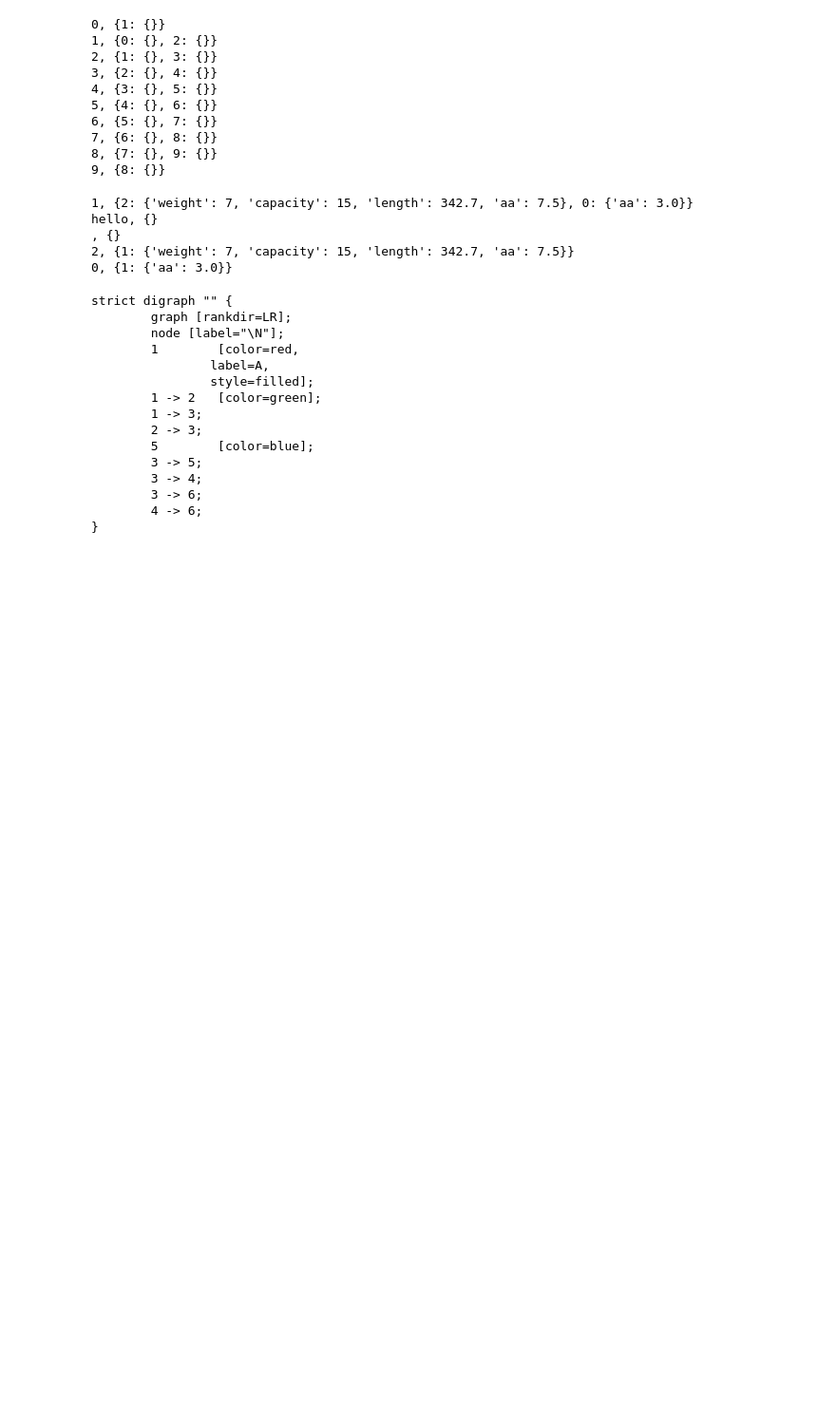
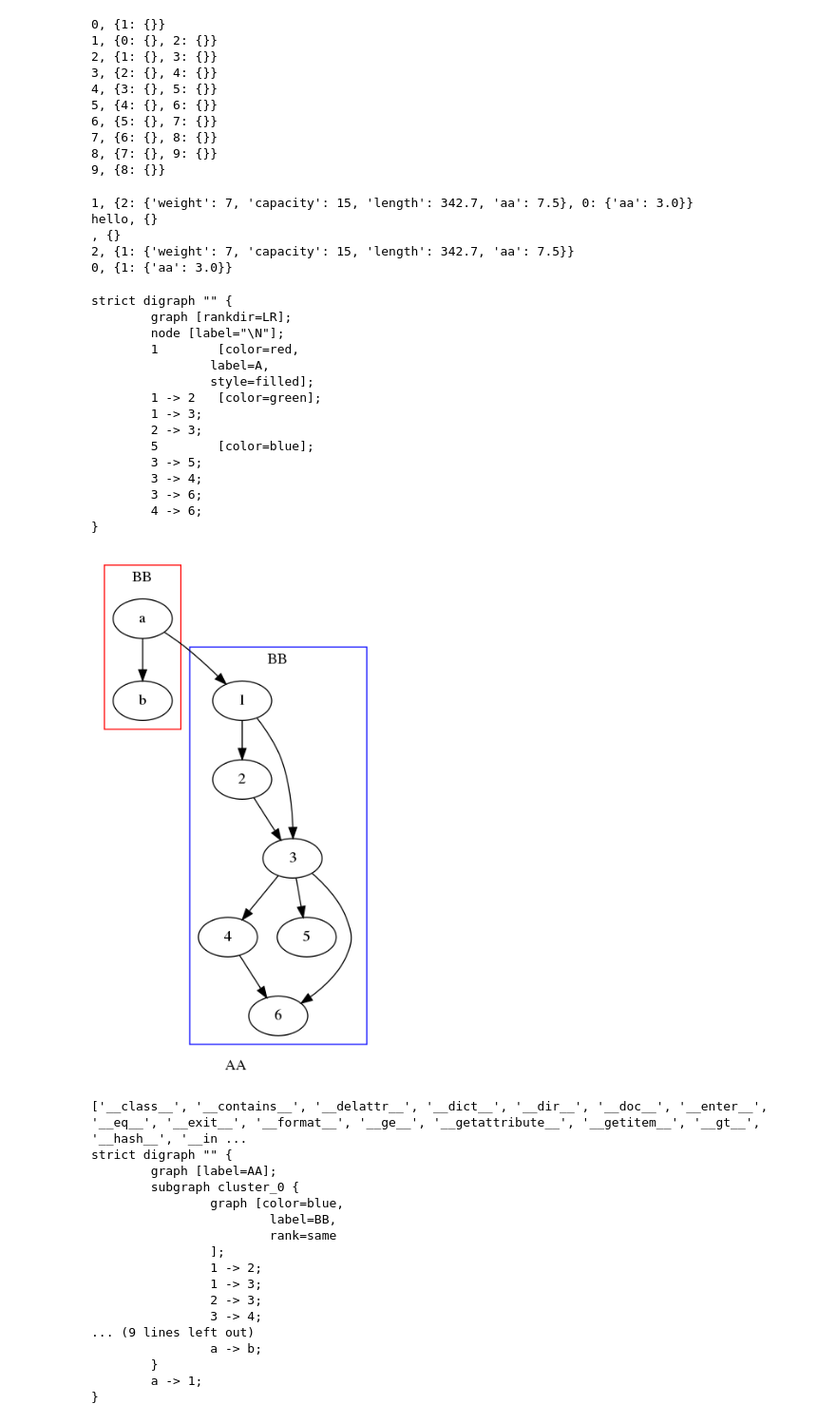
Before and after one commit to aigaosheng/Cpp_course, a Jupyter notebook: noi/pyutils/networkx.ipynb, the cells around one changed output. Shown: that part at 95% size. Drawn from its saved outputs; the diff is of its cells as text; code cells hidden in the pictures; blank space fills up the shorter version.

```diff
--- a/noi/pyutils/networkx.ipynb
+++ b/noi/pyutils/networkx.ipynb
@@ -95,3 +95,47 @@ strict digraph "" {
         3 -> 6;
         4 -> 6;
 }
+# %%
+import pygraphviz as pgv
+from IPython.display import Image
+A=pgv.AGraph(directed=True, label='AA')
+# add some edges
+C=A.add_subgraph(name='cluster_0',rank='same', label='BB', color='blue')
+C.add_edge(1,2)
+C.add_edge(2,3)
+C.add_edge(1,3)
+C.add_edge(3,4)
+C.add_edge(3,5)
+C.add_edge(3,6)
+C.add_edge(4,6)
+# make a subgraph with rank='same'
+B=A.add_subgraph(name='cluster_1',rank='same', label='BB', color='red')
+B.add_nodes_from(['a','b'])
+B.add_edge('a','b')
+#B.graph_attr['rank']='same'
+#A.layout(prog='dot')
+A.add_edge('a','1')
+A.draw('1.png', prog='dot')
+display(Image('1.png'))
+print(dir(A))
+print(A.string())
+#help(AGraph())
+# %% [output]
+[figure, added]
+['__class__', '__contains__', '__delattr__', '__dict__', '__dir__', '__doc__', '__enter__', '__eq__', '__exit__', '__format__', '__ge__', '__getattribute__', '__getitem__', '__gt__', '__hash__', '__in ...
+strict digraph "" {
+        graph [label=AA];
+        subgraph cluster_0 {
+                graph [color=blue,
+                        label=BB,
+                        rank=same
+                ];
+                1 -> 2;
+                1 -> 3;
+                2 -> 3;
+                3 -> 4;
+... (9 lines left out)
+                a -> b;
+        }
+        a -> 1;
+}
```
Also changed, not shown: parts of 1 cell of this notebook, 23 other files.
